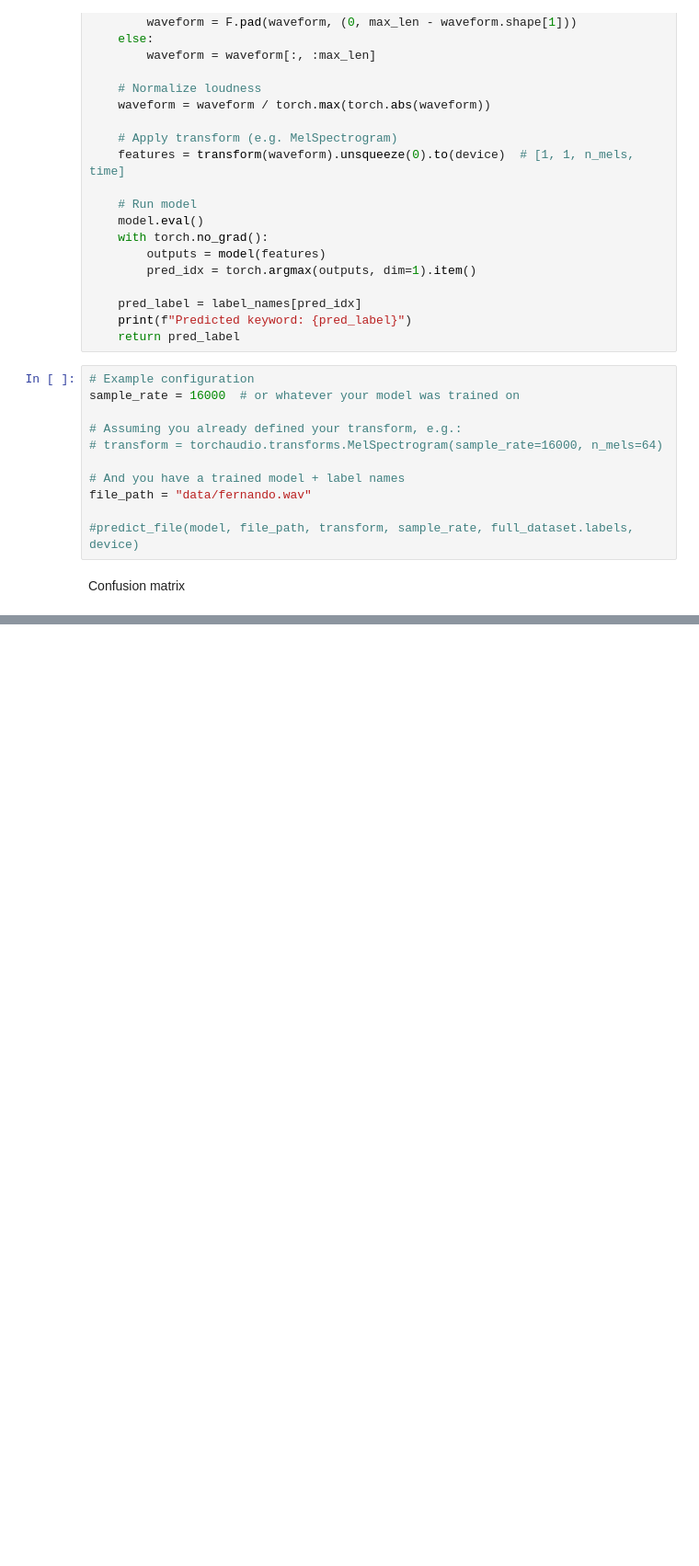
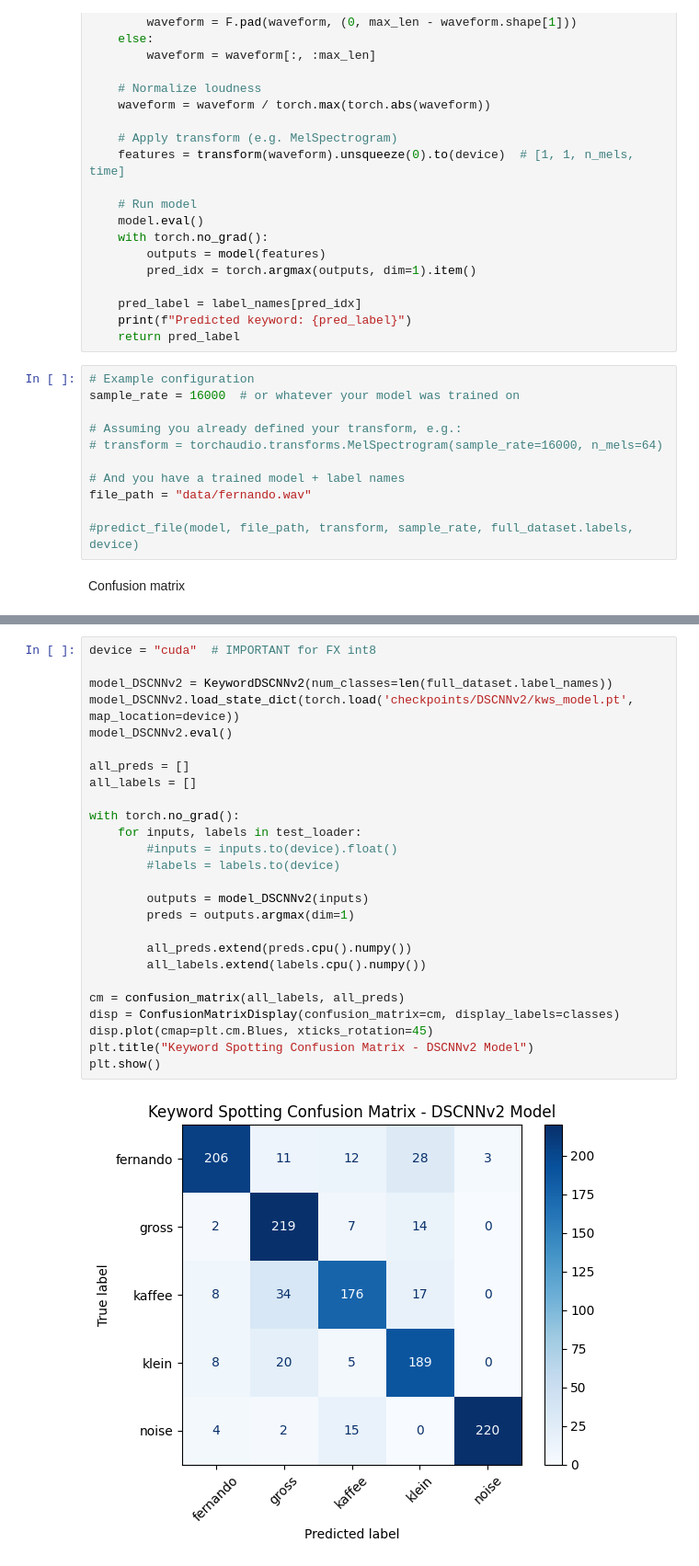
Before and after one commit to tunxu/coffeemachine-automatization, a Jupyter notebook: Code/pytorch_example_copy.ipynb, the cells around one changed output, grey strips where cells are left out. Shown at 92% size. Saved outputs shown, nothing was run; the diff lists cells and outputs as text; blank space fills up the shorter version.

```diff
--- a/Code/pytorch_example_copy.ipynb
+++ b/Code/pytorch_example_copy.ipynb
@@ -620,0 +697,28 @@ plt.show()
+# %%
+device = "cuda"  # IMPORTANT for FX int8
+
+model_DSCNNv2 = KeywordDSCNNv2(num_classes=len(full_dataset.label_names))
+model_DSCNNv2.load_state_dict(torch.load('checkpoints/DSCNNv2/kws_model.pt', map_location=device))
+model_DSCNNv2.eval()
+
+all_preds = []
+all_labels = []
+
+with torch.no_grad():
+    for inputs, labels in test_loader:
+        #inputs = inputs.to(device).float()
+        #labels = labels.to(device)
+
+        outputs = model_DSCNNv2(inputs)
+        preds = outputs.argmax(dim=1)
+
+        all_preds.extend(preds.cpu().numpy())
+        all_labels.extend(labels.cpu().numpy())
+
+cm = confusion_matrix(all_labels, all_preds)
+disp = ConfusionMatrixDisplay(confusion_matrix=cm, display_labels=classes)
+disp.plot(cmap=plt.cm.Blues, xticks_rotation=45)
+plt.title("Keyword Spotting Confusion Matrix - DSCNNv2 Model")
+plt.show()
+# %% [output]
+[figure, added]
```
Also changed, not shown: parts of 16 cells of this notebook, 19 other files.
